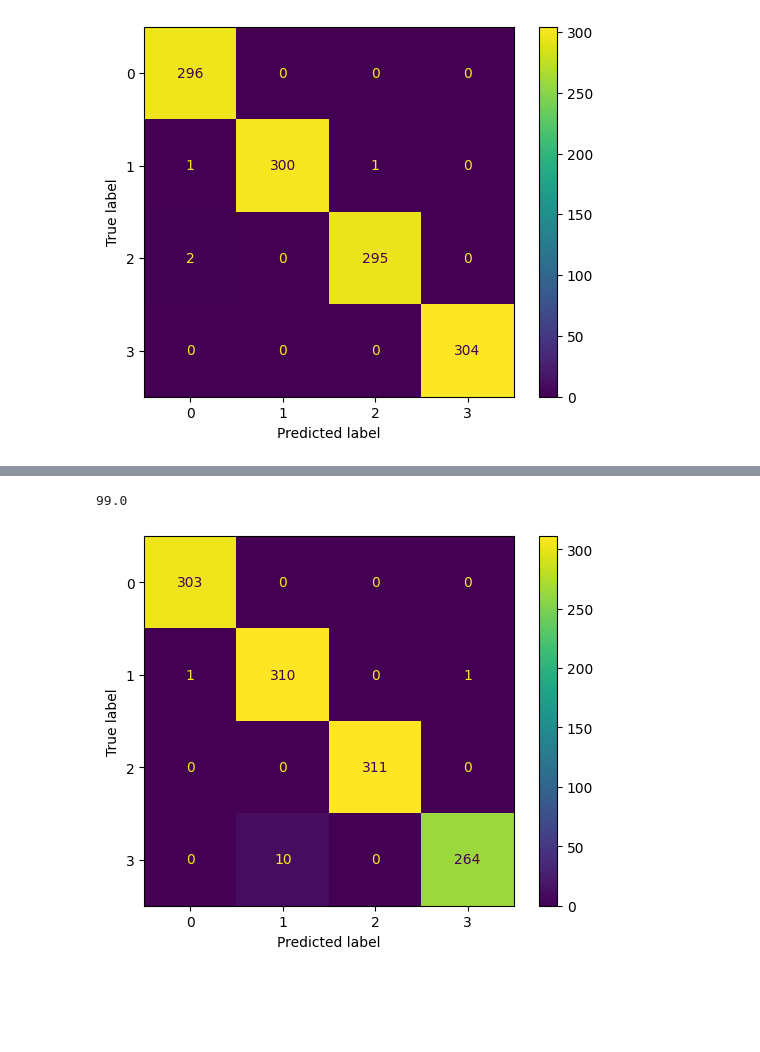
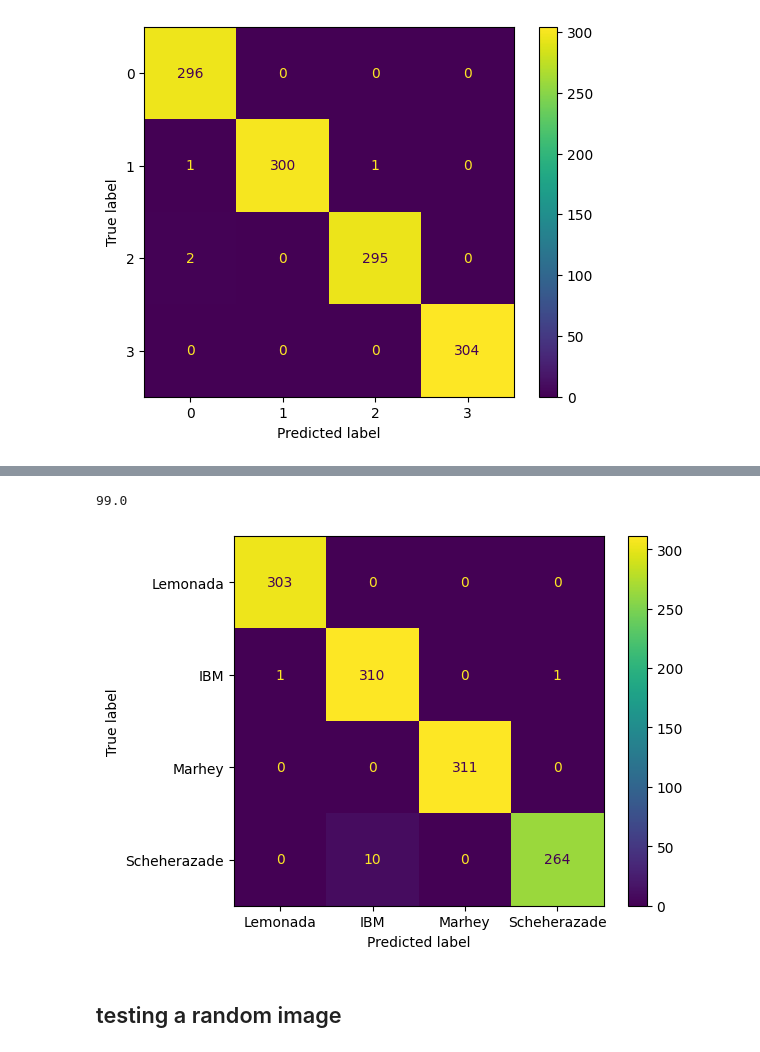
Before and after one commit to yousefosama654/Arabic-Font-Recognition, a Jupyter notebook: training-classification.ipynb, the cells around one changed output, grey strips where cells are left out. Drawn from its saved outputs; the diff is of its cells as text; code cells hidden in the pictures; blank space fills up the shorter version.

```diff
--- a/training-classification.ipynb
+++ b/training-classification.ipynb
@@ -558,14 +558,17 @@ F1 Score: 98.24713911910628
 # %%
 y_pred = svm_classifier.predict(x_test)
 
 print(accuracy_score(y_test, y_pred) * 100)
 
 confusion_matrix = metrics.confusion_matrix(y_test, y_pred)
 cm_display = metrics.ConfusionMatrixDisplay(
-    confusion_matrix=confusion_matrix, display_labels=[0, 1, 2, 3]
+    confusion_matrix=confusion_matrix,
+    display_labels=["Lemonada", "IBM", "Marhey", "Scheherazade"],
 )
 cm_display.plot()
 plt.show()
 # %% [output]
 99.0
-[figure, old version]
+[figure, new version]
+# %% [markdown]
+## testing a random image
```
Also changed, not shown: parts of 3 cells of this notebook.
